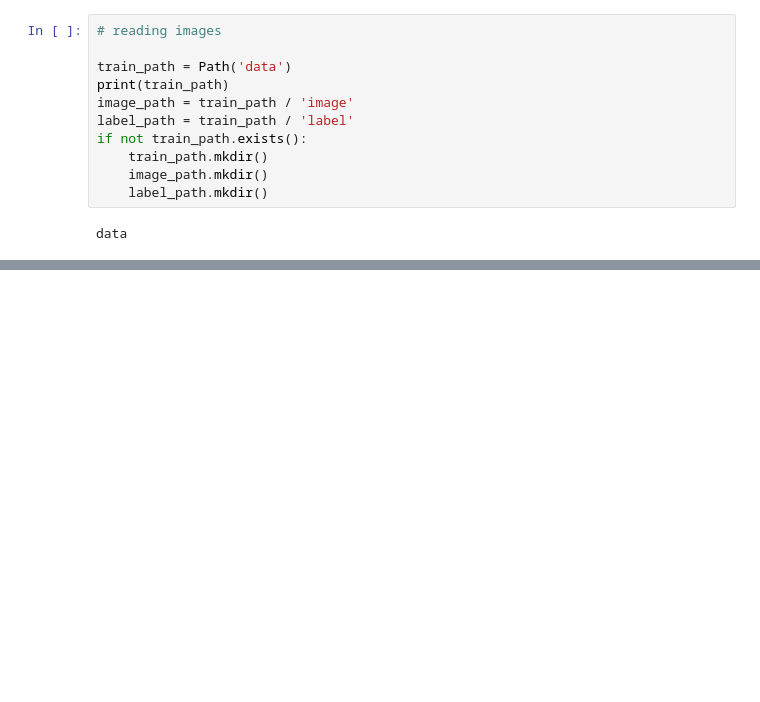
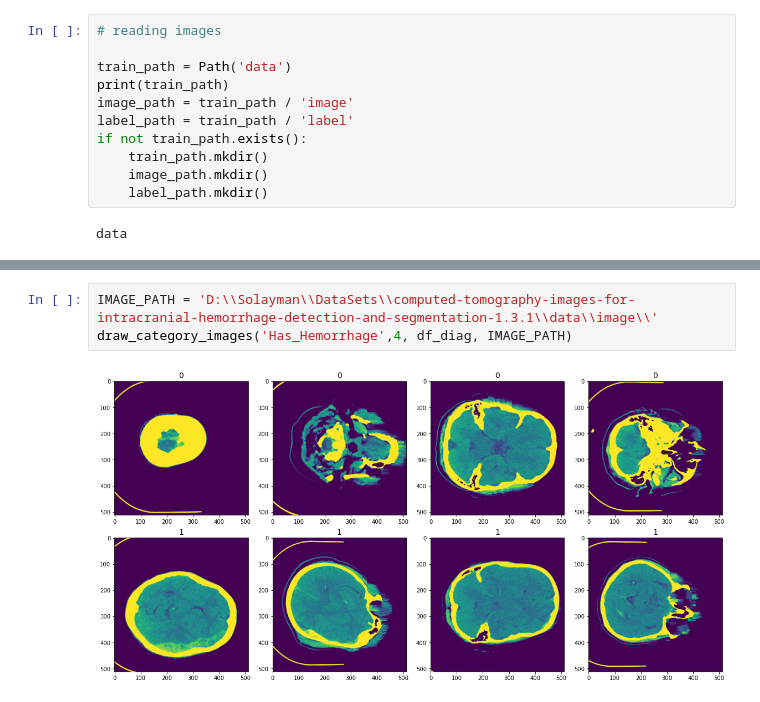
Before and after one commit to solayman-cs/ICH, a Jupyter notebook: PhysioNet.ipynb, the cells around one changed output, grey strips where cells are left out. Drawn from its saved outputs; the diff is of its cells as text; blank space fills up the shorter version.

```diff
--- a/PhysioNet.ipynb
+++ b/PhysioNet.ipynb
@@ -342,0 +566,5 @@ for sNo in range(0+49, numSubj+49):
+# %%
+IMAGE_PATH = 'D:\\Solayman\\DataSets\\computed-tomography-images-for-intracranial-hemorrhage-detection-and-segmentation-1.3.1\\data\\image\\'
+draw_category_images('Has_Hemorrhage',4, df_diag, IMAGE_PATH)
+# %% [output]
+[figure, added]
```
Also changed, not shown: parts of 65 cells of this notebook, 1 other file.
